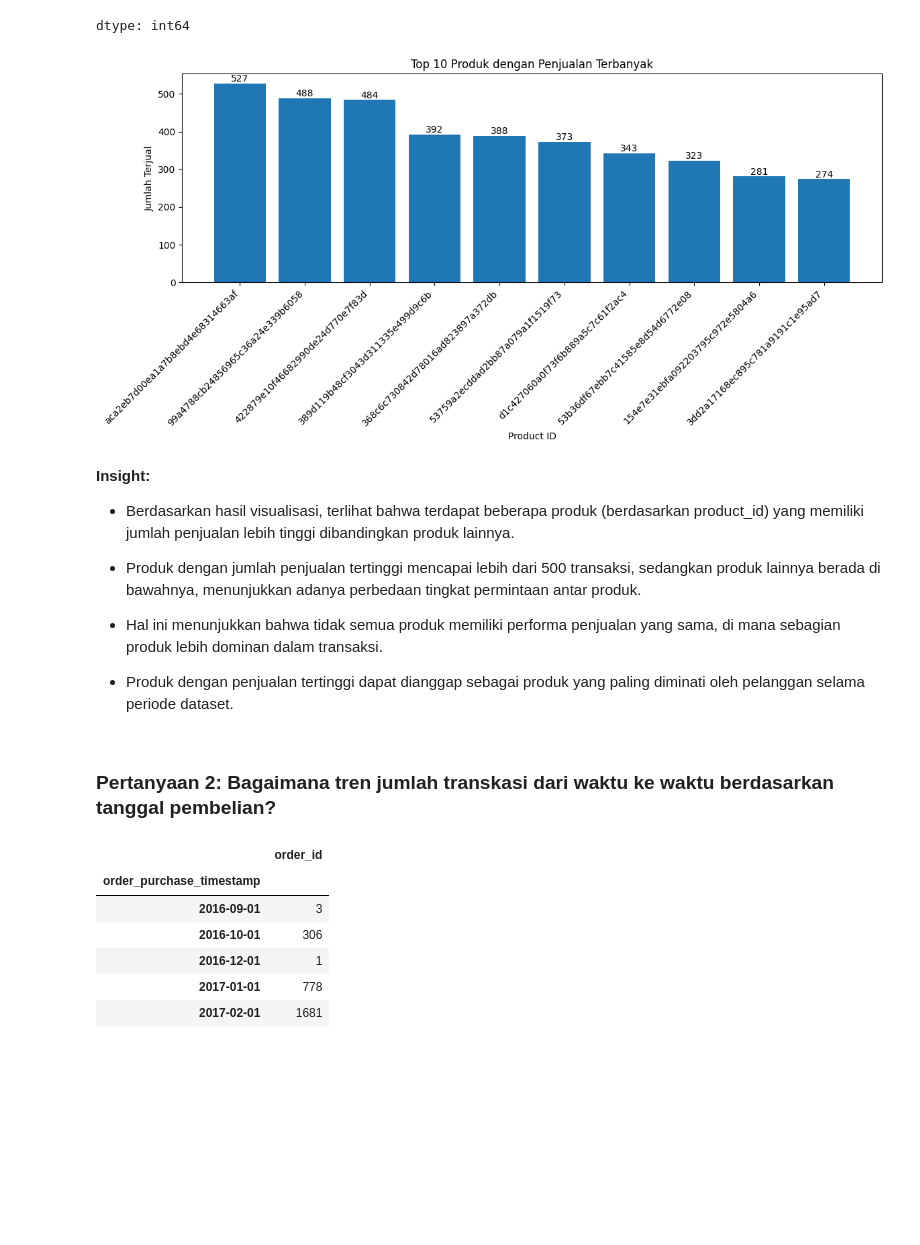
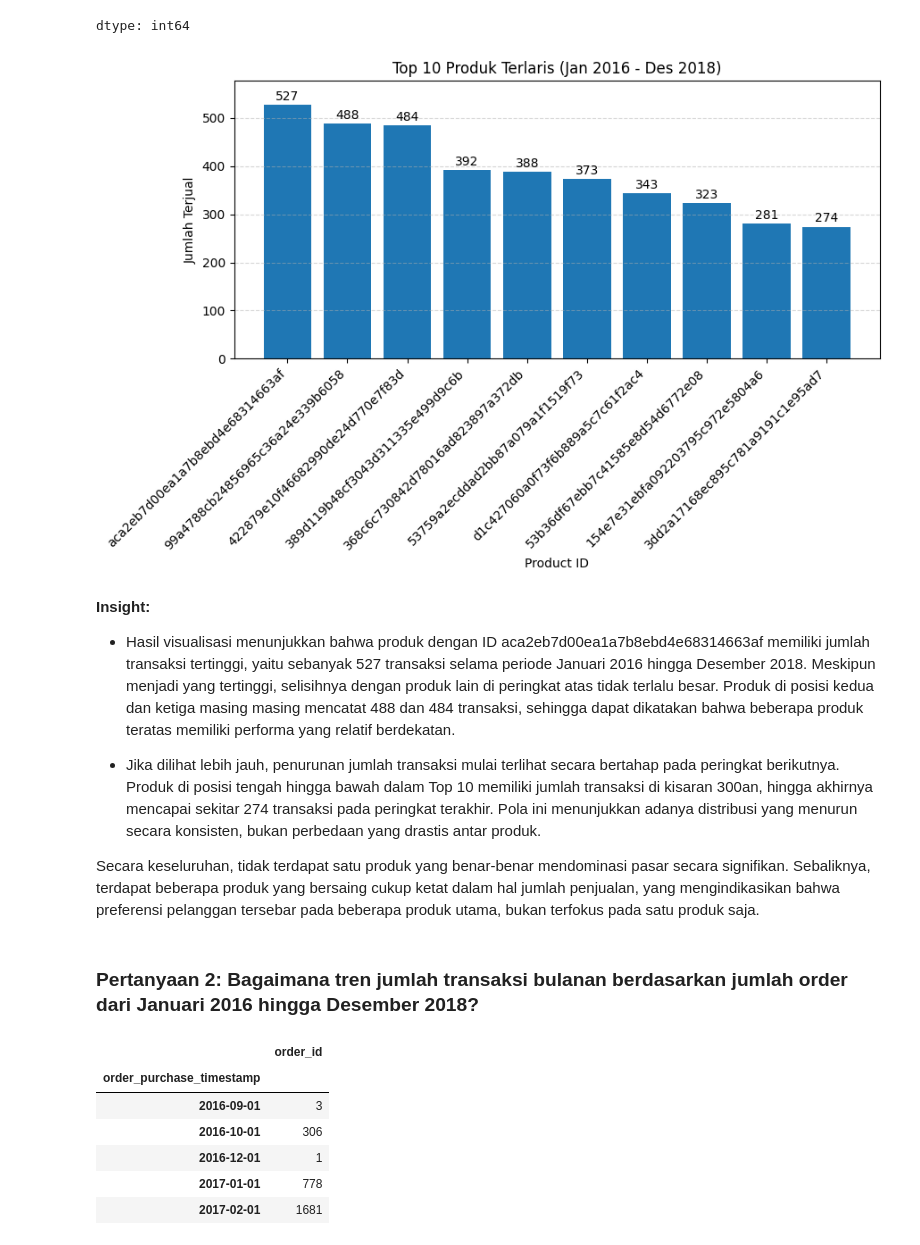
Before and after one commit to dafaalvian17-commits/dashboard-e-commerce, a Jupyter notebook: Submission_Proyek_Analisis_Data.ipynb, the cells around one changed output. Cells and saved outputs as stored; diff of their text form; code cells hidden in the pictures; blank space fills up the shorter version.

```diff
--- a/Submission_Proyek_Analisis_Data.ipynb
+++ b/Submission_Proyek_Analisis_Data.ipynb
@@ -593,34 +627,36 @@ top_products
 | 3dd2a17168ec895c781a9191c1e95ad7 | 274 |
 dtype: int64
 # %%
-plt.figure(figsize=(12,6))
+plt.figure(figsize=(9,6))
 
 bars = plt.bar(top_products.index, top_products.values)
 
-plt.title('Top 10 Produk dengan Penjualan Terbanyak')
+plt.title('Top 10 Produk Terlaris (Jan 2016 - Des 2018)')
 plt.xlabel('Product ID')
 plt.ylabel('Jumlah Terjual')
 
 plt.xticks(rotation=45, ha='right')
+plt.grid(axis='y', linestyle='--', alpha=0.5)
 
-for i, v in enumerate(top_products.values):
-    plt.text(i, v + 5, str(v), ha='center')
+plt.ylim(0, max(top_products.values) + 50)
+
+for i in range(len(top_products)):
+    plt.text(i, top_products.values[i] + 10, int(top_products.values[i]), ha='center')
 
 plt.tight_layout()
 plt.show()
 # %% [output]
-[figure, old version]
+[figure, new version]
-# %% [markdown]
-**Insight:**
-- Berdasarkan hasil visualisasi, terlihat bahwa terdapat beberapa produk (berdasarkan product_id) yang memiliki jumlah penjualan lebih tinggi dibandingkan produk lainnya.
-
-- Produk dengan jumlah penjualan tertinggi mencapai lebih dari 500 transaksi, sedangkan produk lainnya berada di bawahnya, menunjukkan adanya perbedaan tingkat permintaan antar produk.
-
-- Hal ini menunjukkan bahwa tidak semua produk memiliki performa penjualan yang sama, di mana sebagian produk lebih dominan dalam transaksi.
-
-- Produk dengan penjualan tertinggi dapat dianggap sebagai produk yang paling diminati oleh pelanggan selama periode dataset.
+# %% [markdown]
+**Insight:**
+
+- Hasil visualisasi menunjukkan bahwa produk dengan ID aca2eb7d00ea1a7b8ebd4e68314663af memiliki jumlah transaksi tertinggi, yaitu sebanyak 527 transaksi selama periode Januari 2016 hingga Desember 2018. Meskipun menjadi yang tertinggi, selisihnya dengan produk lain di peringkat atas tidak terlalu besar. Produk di posisi kedua dan ketiga masing masing mencatat 488 dan 484 transaksi, sehingga dapat dikatakan bahwa beberapa produk teratas memiliki performa yang relatif berdekatan.
+
+- Jika dilihat lebih jauh, penurunan jumlah transaksi mulai terlihat secara bertahap pada peringkat berikutnya. Produk di posisi tengah hingga bawah dalam Top 10 memiliki jumlah transaksi di kisaran 300an, hingga akhirnya mencapai sekitar 274 transaksi pada peringkat terakhir. Pola ini menunjukkan adanya distribusi yang menurun secara konsisten, bukan perbedaan yang drastis antar produk.
+
+Secara keseluruhan, tidak terdapat satu produk yang benar-benar mendominasi pasar secara signifikan. Sebaliknya, terdapat beberapa produk yang bersaing cukup ketat dalam hal jumlah penjualan, yang mengindikasikan bahwa preferensi pelanggan tersebar pada beberapa produk utama, bukan terfokus pada satu produk saja.
 # %% [markdown]
-### Pertanyaan 2: Bagaimana tren jumlah transkasi dari waktu ke waktu berdasarkan tanggal pembelian?
+### Pertanyaan 2: Bagaimana tren jumlah transaksi bulanan berdasarkan jumlah order dari Januari 2016 hingga Desember 2018?
 # %%
 monthly_orders = all_df.groupby(
     all_df['order_purchase_timestamp'].dt.to_period('M')
```
Also changed, not shown: parts of 35 cells of this notebook, 3 other files.
